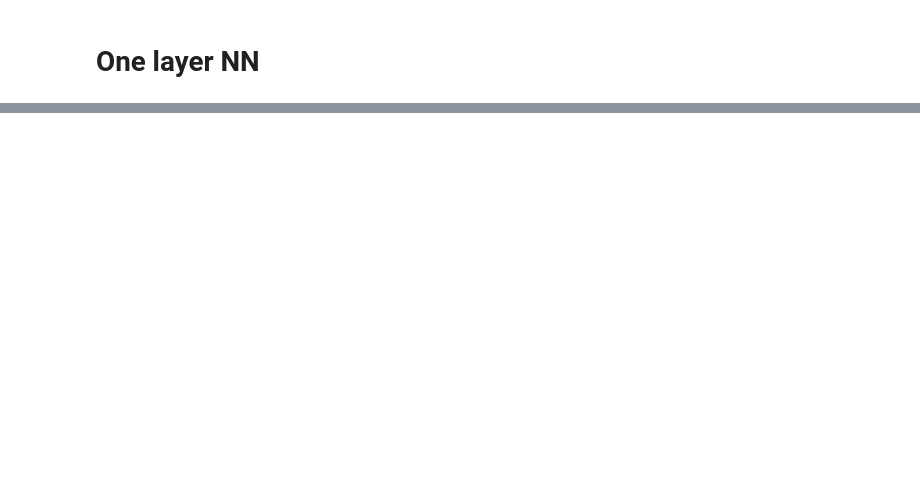
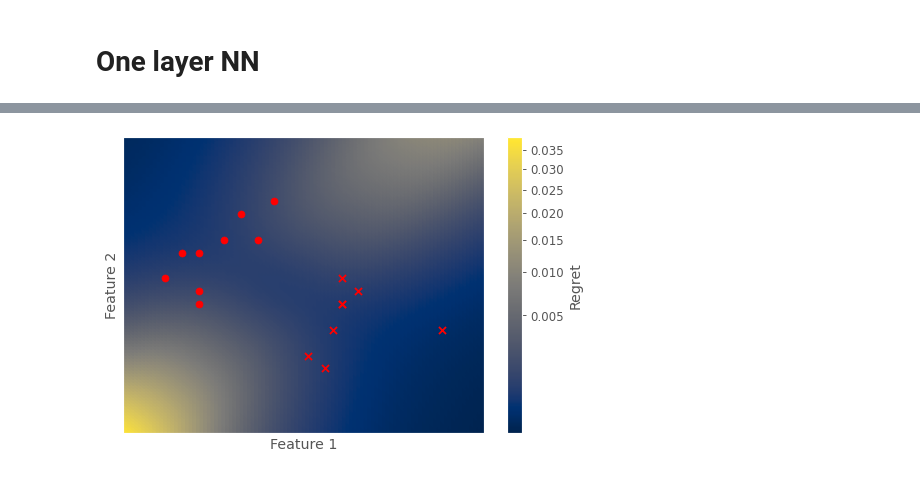
Before and after one commit to kobybibas/pnml_ood_detection, a Jupyter notebook: notebooks/one_layer_nn.ipynb, the cells around one changed output, grey strips where cells are left out. Drawn from its saved outputs; the diff is of its cells as text; code cells hidden in the pictures; blank space fills up the shorter version.

```diff
--- a/notebooks/one_layer_nn.ipynb
+++ b/notebooks/one_layer_nn.ipynb
@@ -270,0 +188,28 @@ x_bot_squares
+# %%
+# Regret
+fig, ax = plt.subplots(1, 1, sharex=True, figsize=figsize)
+im = ax.scatter(
+    x_test[:, 0],
+    x_test[:, 1],
+    c=regrets,
+    cmap="cividis",
+    norm=matplotlib.colors.PowerNorm(gamma=0.45),
+)
+
+ax.scatter(x_train[neg_idx, 0], x_train[neg_idx, 1], marker="o", color="r", label="Class 0")
+ax.scatter(x_train[pos_idx, 0], x_train[pos_idx, 1], marker="x", color="r", label="Class 1")
+ax.set_xlabel(r"Feature 1")
+ax.set_ylabel(r"Feature 2")
+fig.colorbar(im, label="Regret", ax=ax)
+plt.xlim(x1_min, x1_max)
+plt.ylim(x2_min, x2_max)
+
+ax.set_xticks([])
+ax.set_xticks([], minor=True)
+ax.set_yticks([])
+ax.set_yticks([], minor=True)
+plt.tight_layout()
+plt.savefig("../outputs/visualizations/syntetic_regret.pdf")
+plt.show()
+# %% [output]
+[figure, added]
```
Also changed, not shown: parts of 22 cells of this notebook, 12 other files.
